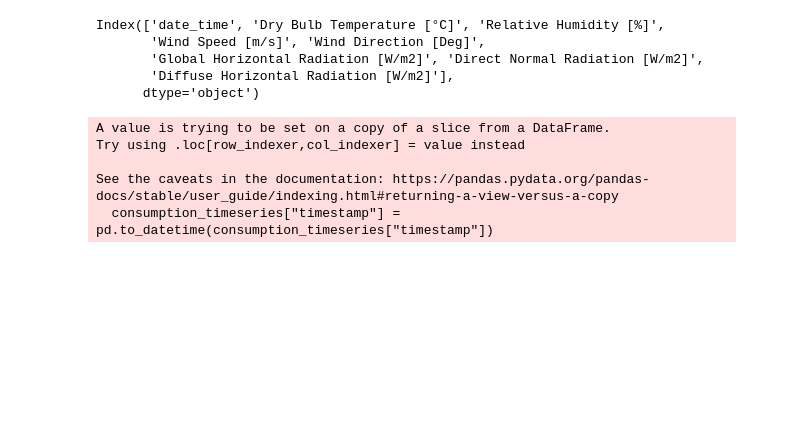
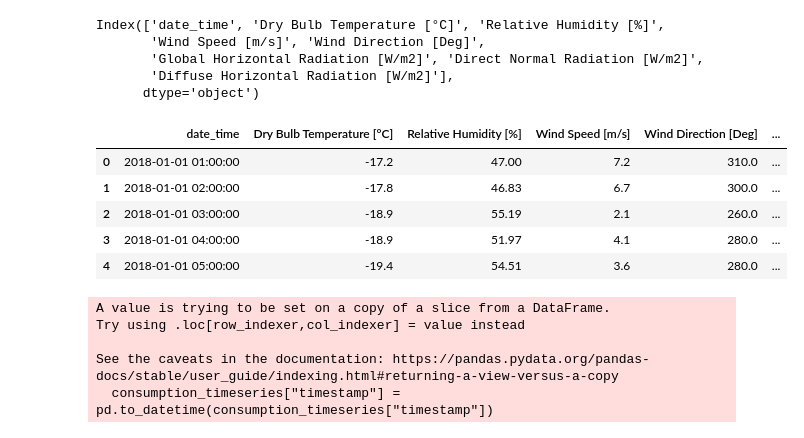
Before and after one commit to adrianlopezlanchares/Space-Conditioning-Electrification, a Jupyter notebook: consumption/full-prediction/full_prediction.ipynb, the cells around one changed output. Drawn from its saved outputs; the diff is of its cells as text; code cells hidden in the pictures; blank space fills up the shorter version.

```diff
--- a/consumption/full-prediction/full_prediction.ipynb
+++ b/consumption/full-prediction/full_prediction.ipynb
@@ -186,6 +187,15 @@ Index(['date_time', 'Dry Bulb Temperature [°C]', 'Relative Humidity [%]',
        'Global Horizontal Radiation [W/m2]', 'Direct Normal Radiation [W/m2]',
        'Diffuse Horizontal Radiation [W/m2]'],
       dtype='object')
+# %%
+weather_data.head()
+# %% [output]
+|  | date_time | Dry Bulb Temperature [°C] | Relative Humidity [%] | Wind Speed [m/s] | Wind Direction [Deg] | ... |
+| 0 | 2018-01-01 01:00:00 | -17.2 | 47.00 | 7.2 | 310.0 | ... |
+| 1 | 2018-01-01 02:00:00 | -17.8 | 46.83 | 6.7 | 300.0 | ... |
+| 2 | 2018-01-01 03:00:00 | -18.9 | 55.19 | 2.1 | 260.0 | ... |
+| 3 | 2018-01-01 04:00:00 | -18.9 | 51.97 | 4.1 | 280.0 | ... |
+| 4 | 2018-01-01 05:00:00 | -19.4 | 54.51 | 3.6 | 280.0 | ... |
 # %%
 # Change date time column name to timestamp
 weather_data.rename(columns={'date_time': "timestamp"}, inplace=True)
```
Also changed, not shown: parts of 23 cells of this notebook, 2 other files.
